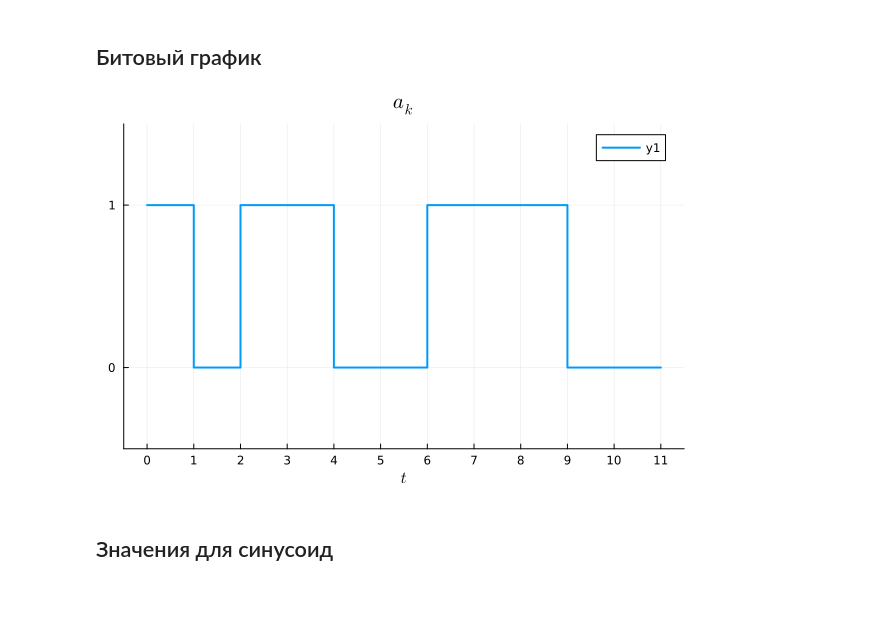
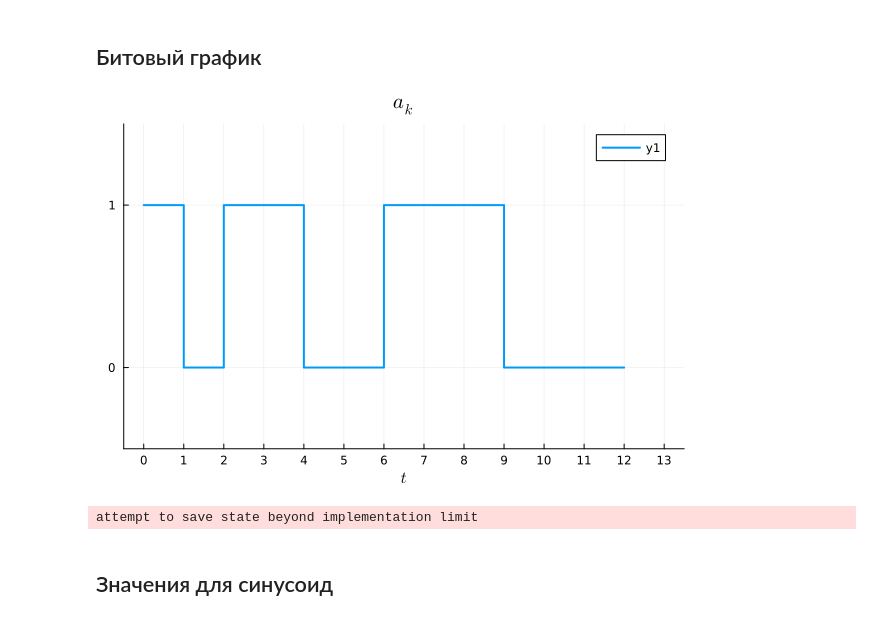
Before and after one commit to VadimYarovoy/Networks, a Jupyter notebook: lab2/lst/lab2.ipynb, the cells around one changed output. Drawn from its saved outputs; the diff is of its cells as text; code cells hidden in the pictures.

```diff
--- a/lab2/lst/lab2.ipynb
+++ b/lab2/lst/lab2.ipynb
@@ -9,18 +9,19 @@ import Distributions
 # %%
 bits = [1, 0, 1, 1, 0, 0, 1, 1, 1, 0, 0, 0]
 
-plot_bit_stream = plot(0:length(bits)-1, bits,
+plot_bit_stream = plot(0:length(bits), [bits; 0],
     linewidth=2,
     line=:steppost,
     xlabel=L"$t$",
     title=L"$a_k$",
-    xlims=(-0.5, length(bits)-0.5),
+    xlims=(-0.5, length(bits)+1.5),
     ylims=(-0.5, 1.5),
     xticks=0:length(bits)+1,
     yticks=0:1,
 )
 # %% [output]
-[figure, old version]
+[figure, new version]
+attempt to save state beyond implementation limit
 # %% [markdown]
 ## Значения для синусоид
 # %%
```
Also changed, not shown: parts of 6 cells of this notebook, 7 other files.
